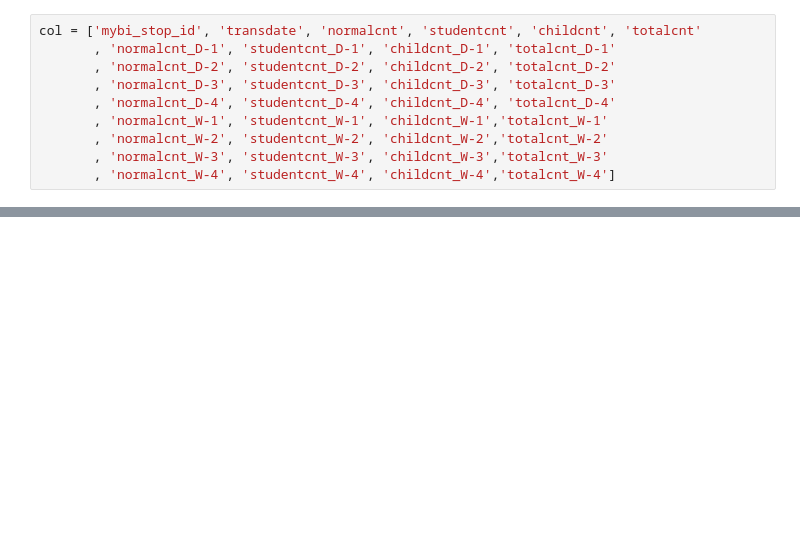
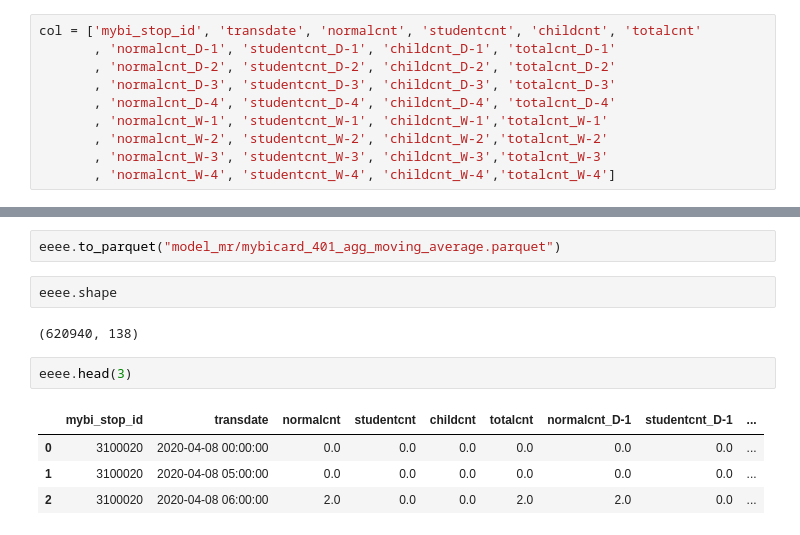
Before and after one commit to Goodmytoy/Passenger_Demand, a Jupyter notebook: model_mr/Fill blank data.ipynb, the cells around one changed output, grey strips where cells are left out. Drawn from its saved outputs; the diff is of its cells as text; blank space fills up the shorter version.

```diff
--- a/model_mr/Fill blank data.ipynb
+++ b/model_mr/Fill blank data.ipynb
@@ -377,0 +488,13 @@ def moving_average_cnt(data, group_data, i):
+# %%
+eeee.to_parquet("model_mr/mybicard_401_agg_moving_average.parquet")
+# %%
+eeee.shape
+# %% [output]
+(620940, 138)
+# %%
+eeee.head(3)
+# %% [output]
+|  | mybi_stop_id | transdate | normalcnt | studentcnt | childcnt | totalcnt | normalcnt_D-1 | studentcnt_D-1 | ... |
+| 0 | 3100020 | 2020-04-08 00:00:00 | 0.0 | 0.0 | 0.0 | 0.0 | 0.0 | 0.0 | ... |
+| 1 | 3100020 | 2020-04-08 05:00:00 | 0.0 | 0.0 | 0.0 | 0.0 | 0.0 | 0.0 | ... |
+| 2 | 3100020 | 2020-04-08 06:00:00 | 2.0 | 0.0 | 0.0 | 2.0 | 2.0 | 0.0 | ... |
```
Also changed, not shown: parts of 36 cells of this notebook, 2 other files.
